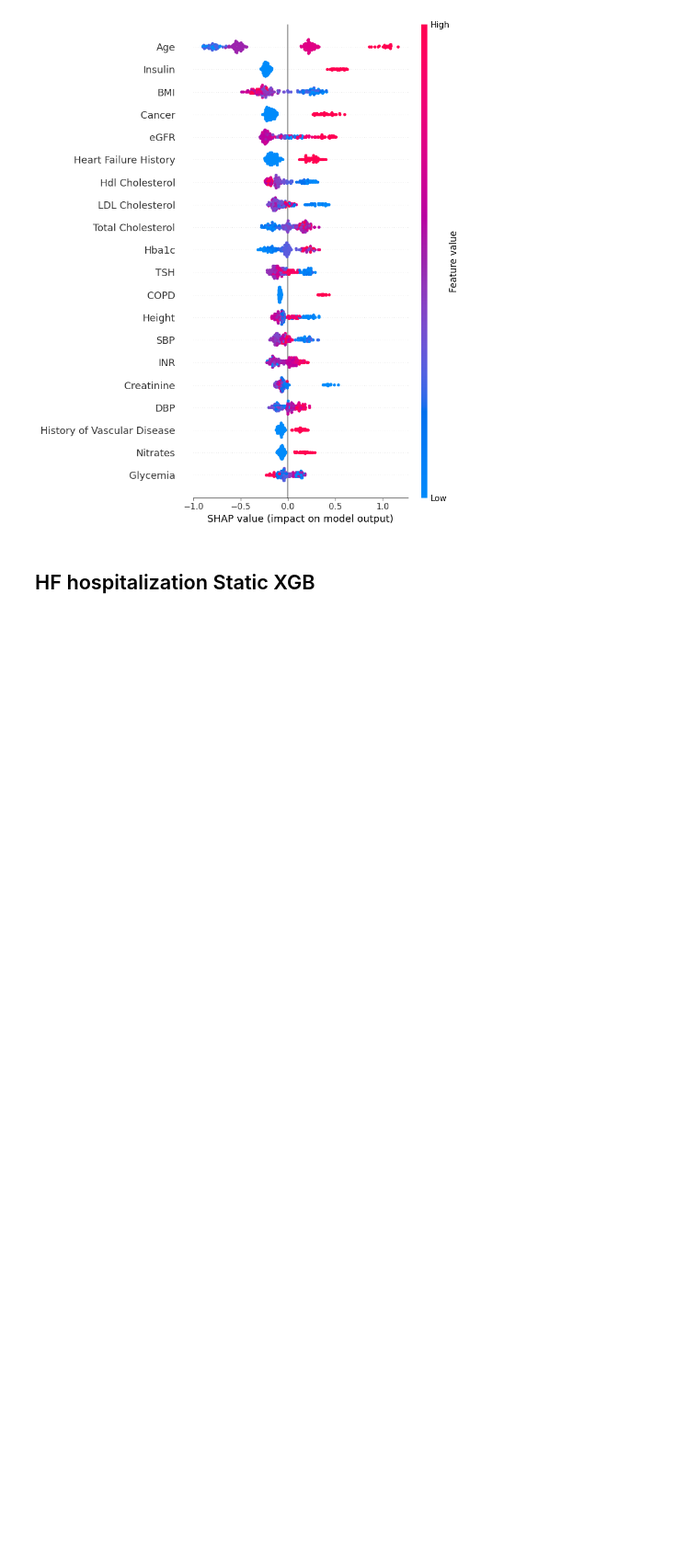
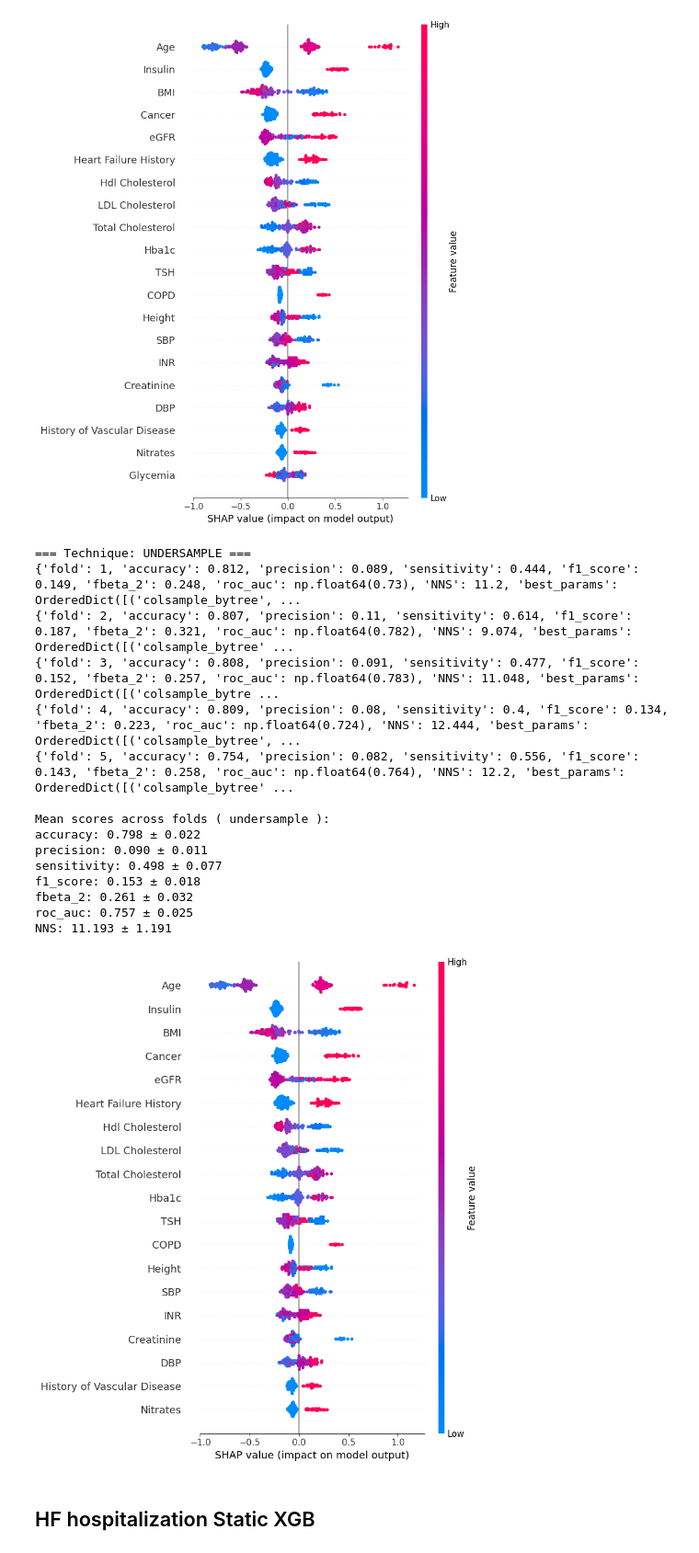
Before and after one commit to rique-git/Thesis-MEIC-IST, a Jupyter notebook: notebooks/44. Feature importances.ipynb, the cells around one changed output. Shown at 92% size. Cells and saved outputs as stored; diff of their text form; code cells hidden in the pictures; blank space fills up the shorter version.

```diff
--- a/notebooks/44. Feature importances.ipynb
+++ b/notebooks/44. Feature importances.ipynb
@@ -606,6 +690,36 @@ fbeta_2: 0.261 ± 0.032
 roc_auc: 0.757 ± 0.025
 NNS: 11.193 ± 1.191
 [figure]
+# %%
+results = run_cv_with_sampling(
+    X_full=data_static,
+    target_cols=targets,
+    target_name="y_cvdeath_6_months",
+    optimizer_map=optimizer_map,
+    model_name="xgb",
+    sampling="undersample",
+    n_splits=5,
+    random_state=42,
+    explainer="tree",
+    max_disp=19
+)
+# %% [output]
+=== Technique: UNDERSAMPLE ===
+{'fold': 1, 'accuracy': 0.812, 'precision': 0.089, 'sensitivity': 0.444, 'f1_score': 0.149, 'fbeta_2': 0.248, 'roc_auc': np.float64(0.73), 'NNS': 11.2, 'best_params': OrderedDict([('colsample_bytree', ...
+{'fold': 2, 'accuracy': 0.807, 'precision': 0.11, 'sensitivity': 0.614, 'f1_score': 0.187, 'fbeta_2': 0.321, 'roc_auc': np.float64(0.782), 'NNS': 9.074, 'best_params': OrderedDict([('colsample_bytree' ...
+{'fold': 3, 'accuracy': 0.808, 'precision': 0.091, 'sensitivity': 0.477, 'f1_score': 0.152, 'fbeta_2': 0.257, 'roc_auc': np.float64(0.783), 'NNS': 11.048, 'best_params': OrderedDict([('colsample_bytre ...
+{'fold': 4, 'accuracy': 0.809, 'precision': 0.08, 'sensitivity': 0.4, 'f1_score': 0.134, 'fbeta_2': 0.223, 'roc_auc': np.float64(0.724), 'NNS': 12.444, 'best_params': OrderedDict([('colsample_bytree', ...
+{'fold': 5, 'accuracy': 0.754, 'precision': 0.082, 'sensitivity': 0.556, 'f1_score': 0.143, 'fbeta_2': 0.258, 'roc_auc': np.float64(0.764), 'NNS': 12.2, 'best_params': OrderedDict([('colsample_bytree' ...
+
+Mean scores across folds ( undersample ):
+accuracy: 0.798 ± 0.022
+precision: 0.090 ± 0.011
+sensitivity: 0.498 ± 0.077
+f1_score: 0.153 ± 0.018
+fbeta_2: 0.261 ± 0.032
+roc_auc: 0.757 ± 0.025
+NNS: 11.193 ± 1.191
+[figure, added]
 # %% [markdown]
 ## HF hospitalization Static XGB
 # %%
```
Also changed, not shown: parts of 5 cells of this notebook, 7 other files.
